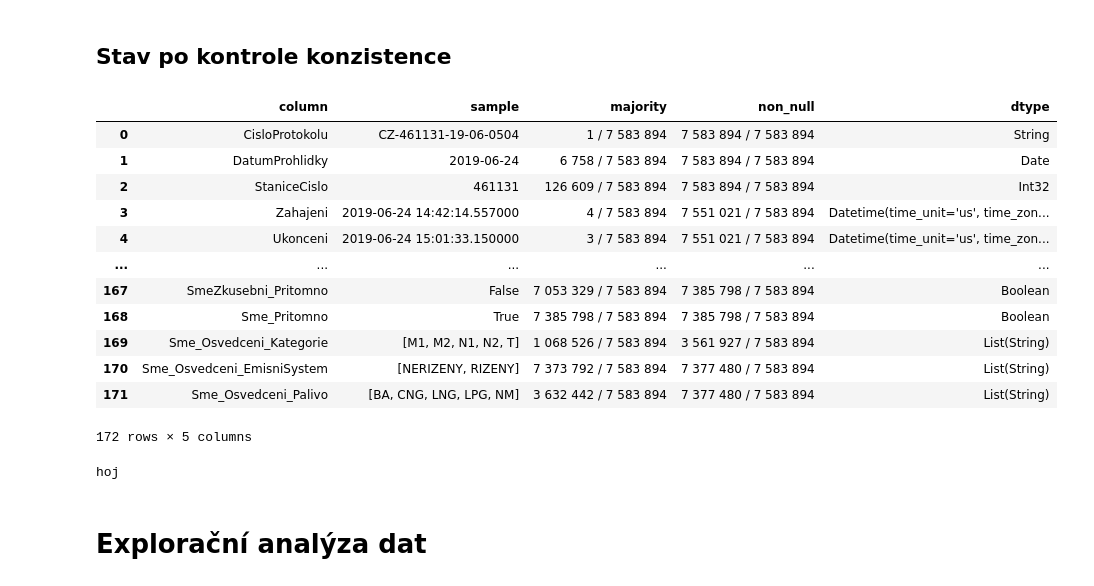
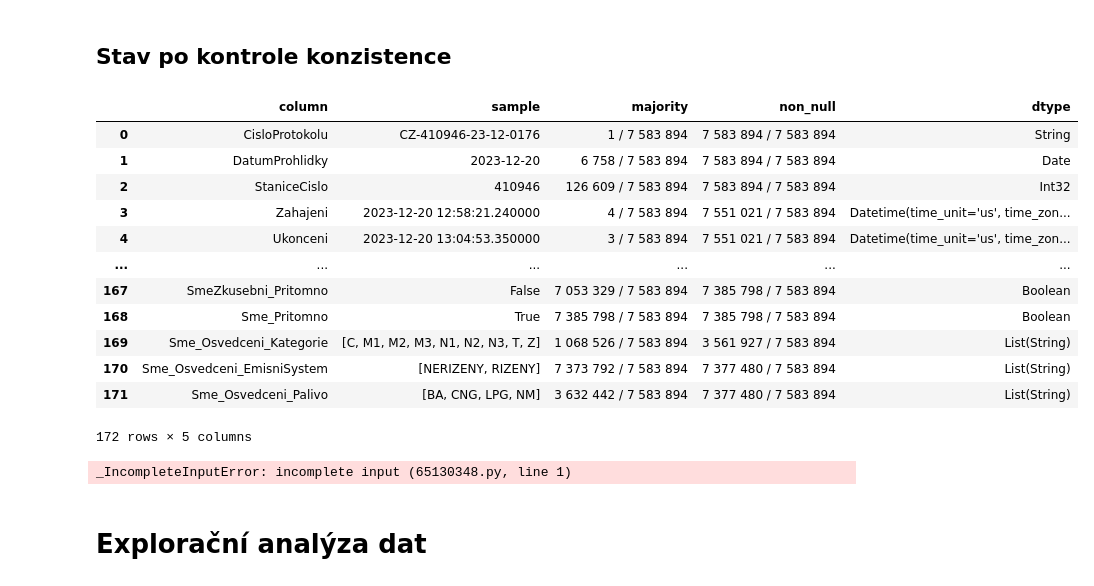
Before and after one commit to opendatalabcz/emissions-data-analysis-cz, a Jupyter notebook: kod/diesel_exploration.ipynb, the cells around one changed output. Drawn from its saved outputs; the diff is of its cells as text; code cells hidden in the pictures.

```diff
--- a/kod/diesel_exploration.ipynb
+++ b/kod/diesel_exploration.ipynb
@@ -853,25 +850,25 @@ df = df.drop('Emise_StaniceCislo')
 # %%
 schema_description(df)
 # Zjednodušení datasetsu, aby nedošlo k pádu programu
-df_profile = ProfileReport(get_short(df.drop(['Sme_Osvedceni_Kategorie', 'Sme_Osvedceni_EmisniSystem', 'Sme_Osvedceni_EmisniSystem'])).to_pandas(), title='Minimální report všech propojených datasetů', minimal=True)
-df_profile.to_file('kod/reporty/propojene.html')
+# df_profile = ProfileReport(get_short(df.drop(['Sme_Osvedceni_Kategorie', 'Sme_Osvedceni_EmisniSystem', 'Sme_Osvedceni_EmisniSystem'])).to_pandas(), title='Minimální report všech propojených datasetů', minimal=True)
+# df_profile.to_file('kod/reporty/propojene.html')
 # %% [output]
 |  | column | sample | majority | non_null | dtype |
-| 0 | CisloProtokolu | CZ-461131-19-06-0504 | 1 / 7 583 894 | 7 583 894 / 7 583 894 | String |
-| 1 | DatumProhlidky | 2019-06-24 | 6 758 / 7 583 894 | 7 583 894 / 7 583 894 | Date |
-| 2 | StaniceCislo | 461131 | 126 609 / 7 583 894 | 7 583 894 / 7 583 894 | Int32 |
-| 3 | Zahajeni | 2019-06-24 14:42:14.557000 | 4 / 7 583 894 | 7 551 021 / 7 583 894 | Datetime(time_unit='us', time_zon... |
-| 4 | Ukonceni | 2019-06-24 15:01:33.150000 | 3 / 7 583 894 | 7 551 021 / 7 583 894 | Datetime(time_unit='us', time_zon... |
+| 0 | CisloProtokolu | CZ-410946-23-12-0176 | 1 / 7 583 894 | 7 583 894 / 7 583 894 | String |
+| 1 | DatumProhlidky | 2023-12-20 | 6 758 / 7 583 894 | 7 583 894 / 7 583 894 | Date |
+| 2 | StaniceCislo | 410946 | 126 609 / 7 583 894 | 7 583 894 / 7 583 894 | Int32 |
+| 3 | Zahajeni | 2023-12-20 12:58:21.240000 | 4 / 7 583 894 | 7 551 021 / 7 583 894 | Datetime(time_unit='us', time_zon... |
+| 4 | Ukonceni | 2023-12-20 13:04:53.350000 | 3 / 7 583 894 | 7 551 021 / 7 583 894 | Datetime(time_unit='us', time_zon... |
 | ... | ... | ... | ... | ... | ... |
 | 167 | SmeZkusebni_Pritomno | False | 7 053 329 / 7 583 894 | 7 385 798 / 7 583 894 | Boolean |
 | 168 | Sme_Pritomno | True | 7 385 798 / 7 583 894 | 7 385 798 / 7 583 894 | Boolean |
-| 169 | Sme_Osvedceni_Kategorie | [M1, M2, N1, N2, T] | 1 068 526 / 7 583 894 | 3 561 927 / 7 583 894 | List(String) |
+| 169 | Sme_Osvedceni_Kategorie | [C, M1, M2, M3, N1, N2, N3, T, Z] | 1 068 526 / 7 583 894 | 3 561 927 / 7 583 894 | List(String) |
 | 170 | Sme_Osvedceni_EmisniSystem | [NERIZENY, RIZENY] | 7 373 792 / 7 583 894 | 7 377 480 / 7 583 894 | List(String) |
-| 171 | Sme_Osvedceni_Palivo | [BA, CNG, LNG, LPG, NM] | 3 632 442 / 7 583 894 | 7 377 480 / 7 583 894 | List(String) |
+| 171 | Sme_Osvedceni_Palivo | [BA, CNG, LPG, NM] | 3 632 442 / 7 583 894 | 7 377 480 / 7 583 894 | List(String) |
 172 rows × 5 columns
-# %%
-print('hoj')
-# %% [output]
-hoj
+# %%
+prt(()
+# %% [output]
+_IncompleteInputError: incomplete input (65130348.py, line 1)
 # %% [markdown]
 # Explorační analýza dat
```
Also changed, not shown: parts of 18 cells of this notebook.
